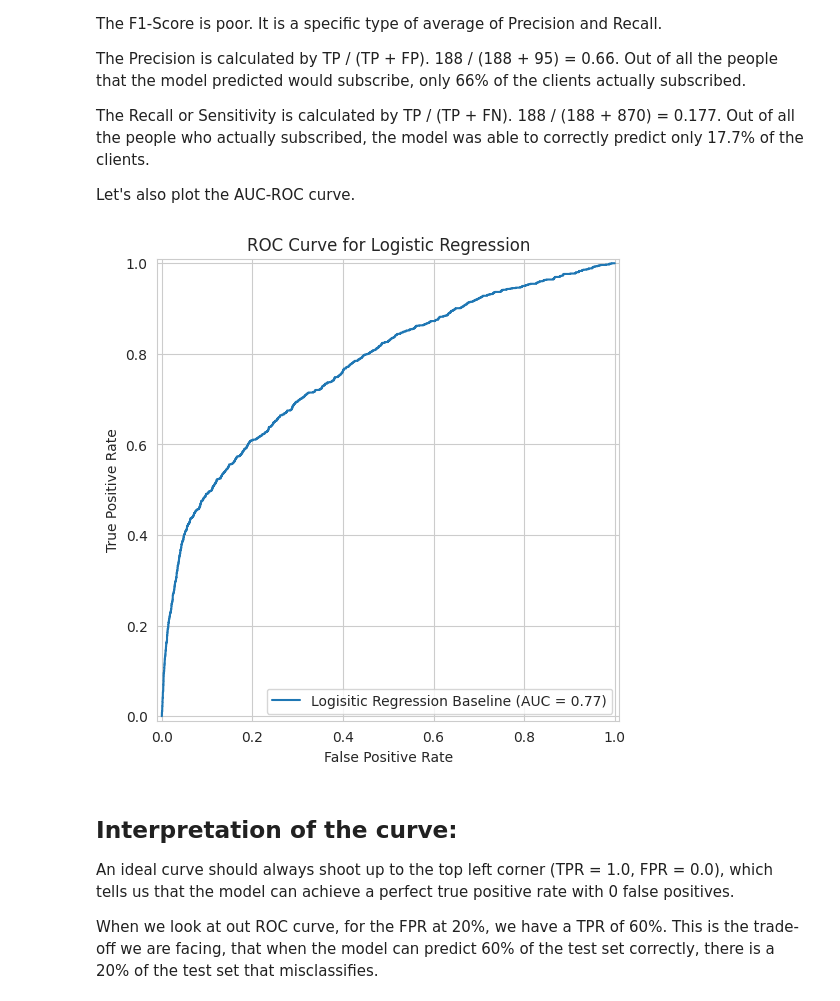
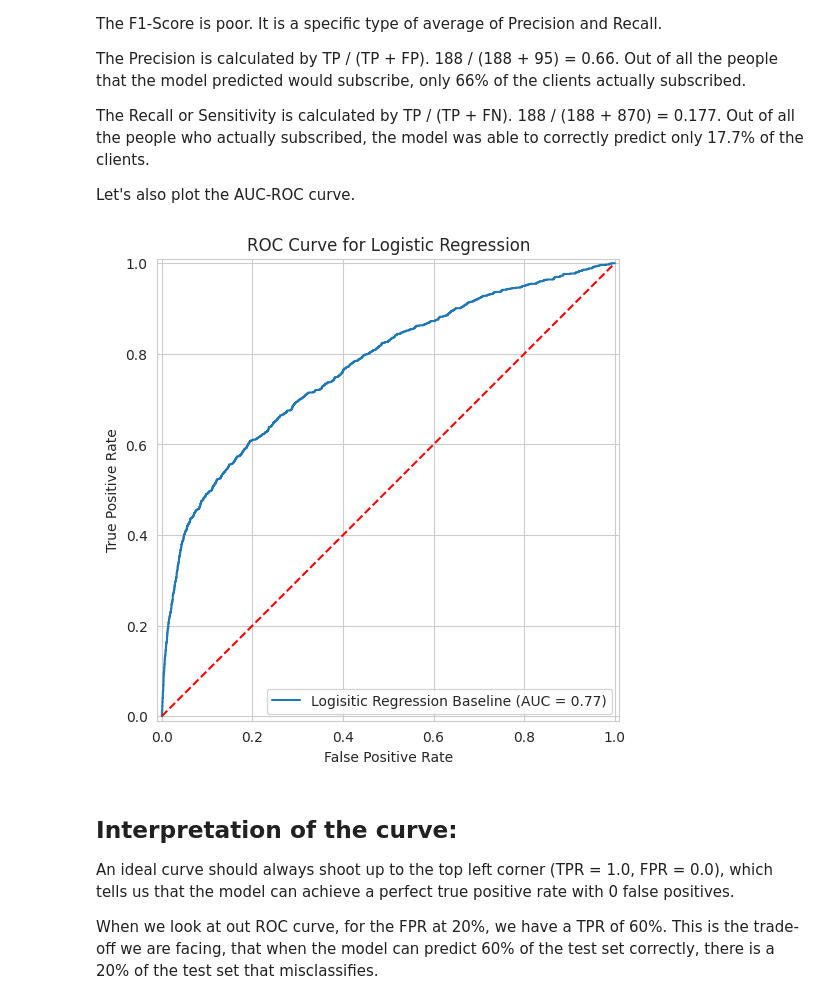
Before and after one commit to nazmilash/Bank-Marketing, a Jupyter notebook: Assignment_Pipeline.ipynb, the cells around one changed output. Drawn from its saved outputs; the diff is of its cells as text; code cells hidden in the pictures.

```diff
--- a/Assignment_Pipeline.ipynb
+++ b/Assignment_Pipeline.ipynb
@@ -413,17 +413,18 @@ Let's also plot the AUC-ROC curve.
 # %%
 from sklearn.metrics import roc_curve, RocCurveDisplay
 
 # Calculate the false positive rate, true positive rate, and thresholds
 fpr, tpr, thresholds = roc_curve(y_test, y_pred_proba_lr)
 
 # Plot ROC Curve
 roc_display = RocCurveDisplay(fpr = fpr, tpr = tpr, roc_auc = lr_auc, estimator_name = "Logisitic Regression Baseline")
 
 roc_display.plot()
 plt.title('ROC Curve for Logistic Regression')
+plt.plot([0, 1], [0, 1], "r--")
 plt.show()
 # %% [output]
-[figure, old version]
+[figure, new version]
 # %% [markdown]
 ## Interpretation of the curve:
 An ideal curve should always shoot up to the top left corner (TPR = 1.0, FPR = 0.0), which tells us that the model can achieve a perfect true positive rate with 0 false positives.
```
Also changed, not shown: parts of 1 cell of this notebook.
